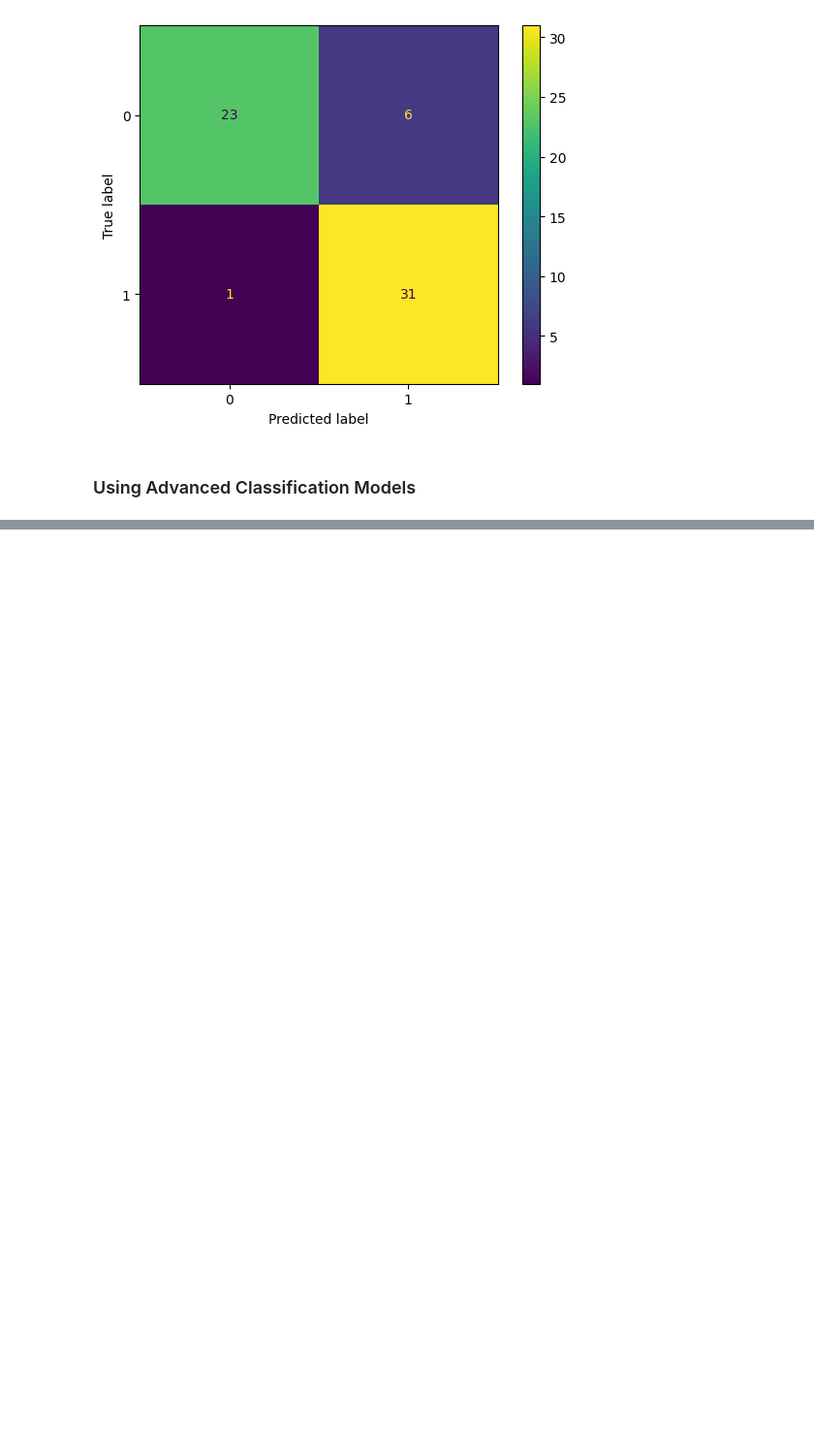
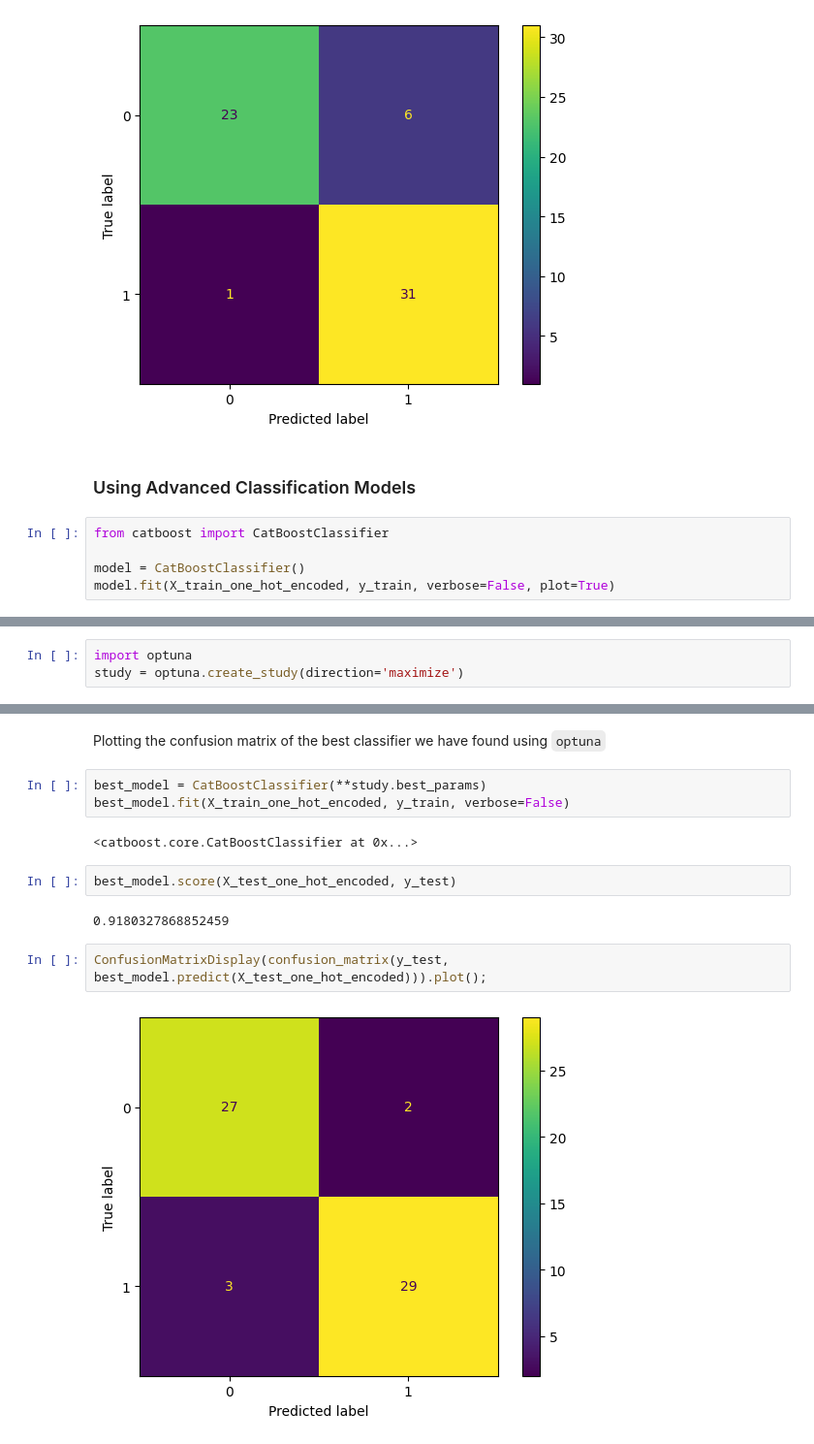
Before and after one commit to Sohaib90/ZTM-project-1, a Jupyter notebook: end-to-end.ipynb, the cells around one changed output, grey strips where cells are left out. Shown: that part at 97% size. Saved outputs shown, nothing was run; the diff lists cells and outputs as text; blank space fills up the shorter version.

Commit message:
experimentation with catboostclassifier

```diff
--- a/end-to-end.ipynb
+++ b/end-to-end.ipynb
@@ -813,3 +826,8 @@ Changing the threshold might not have an effect on the accuracy but it does decr
 [figure]
 # %% [markdown]
 ### Using Advanced Classification Models
+# %%
+from catboost import CatBoostClassifier
+
+model = CatBoostClassifier()
+model.fit(X_train_one_hot_encoded, y_train, verbose=False, plot=True)
@@ -815,0 +867,3 @@ Changing the threshold might not have an effect on the accuracy but it does decr
+# %%
+import optuna
+study = optuna.create_study(direction='maximize')
@@ -815,0 +898,15 @@ Changing the threshold might not have an effect on the accuracy but it does decr
+# %% [markdown]
+Plotting the confusion matrix of the best classifier we have found using `optuna`
+# %%
+best_model = CatBoostClassifier(**study.best_params)
+best_model.fit(X_train_one_hot_encoded, y_train, verbose=False)
+# %% [output]
+<catboost.core.CatBoostClassifier at 0x...>
+# %%
+best_model.score(X_test_one_hot_encoded, y_test)
+# %% [output]
+0.9180327868852459
+# %%
+ConfusionMatrixDisplay(confusion_matrix(y_test, best_model.predict(X_test_one_hot_encoded))).plot();
+# %% [output]
+[figure, added]
```
Also changed, not shown: parts of 11 cells of this notebook.
